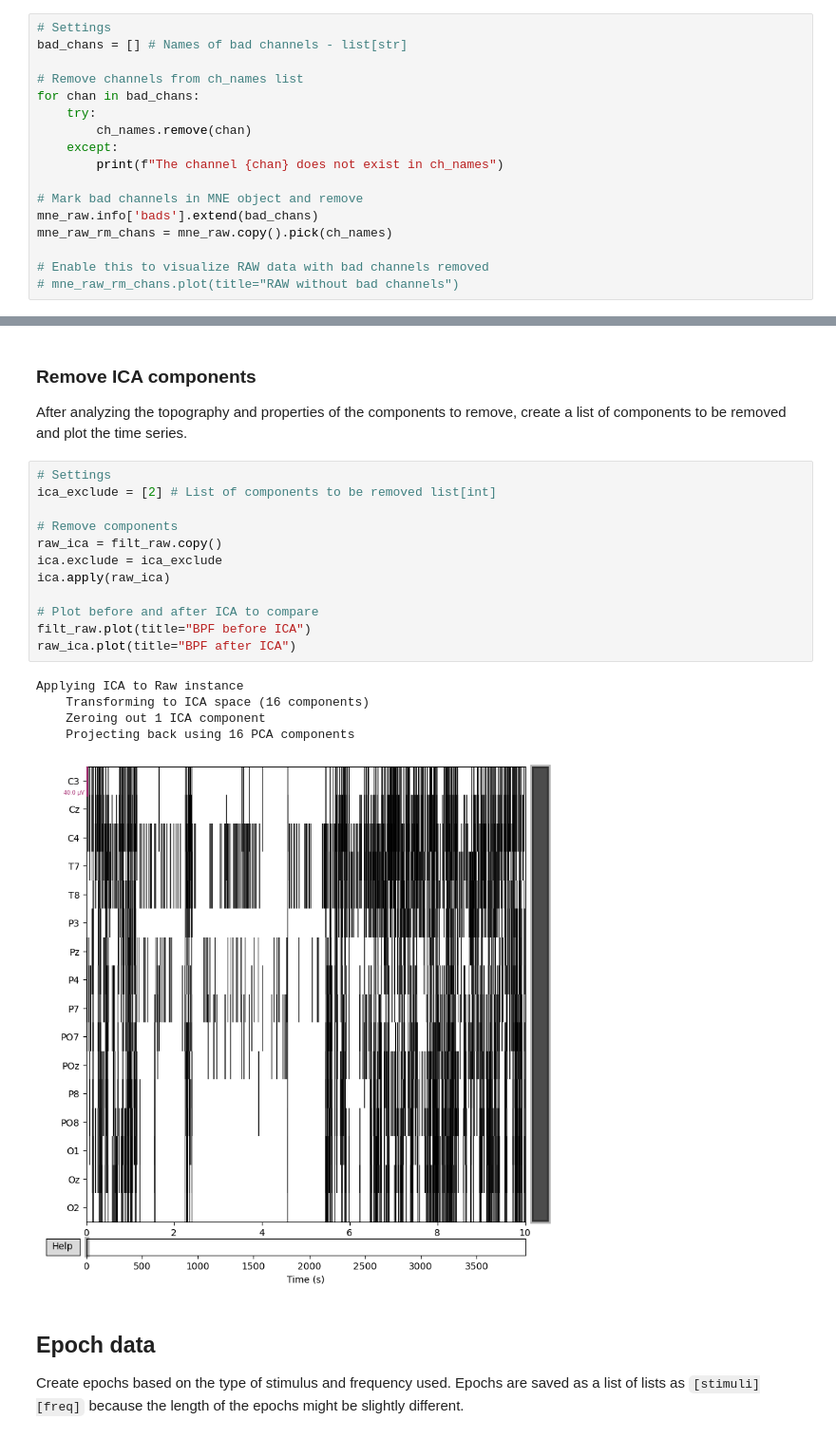
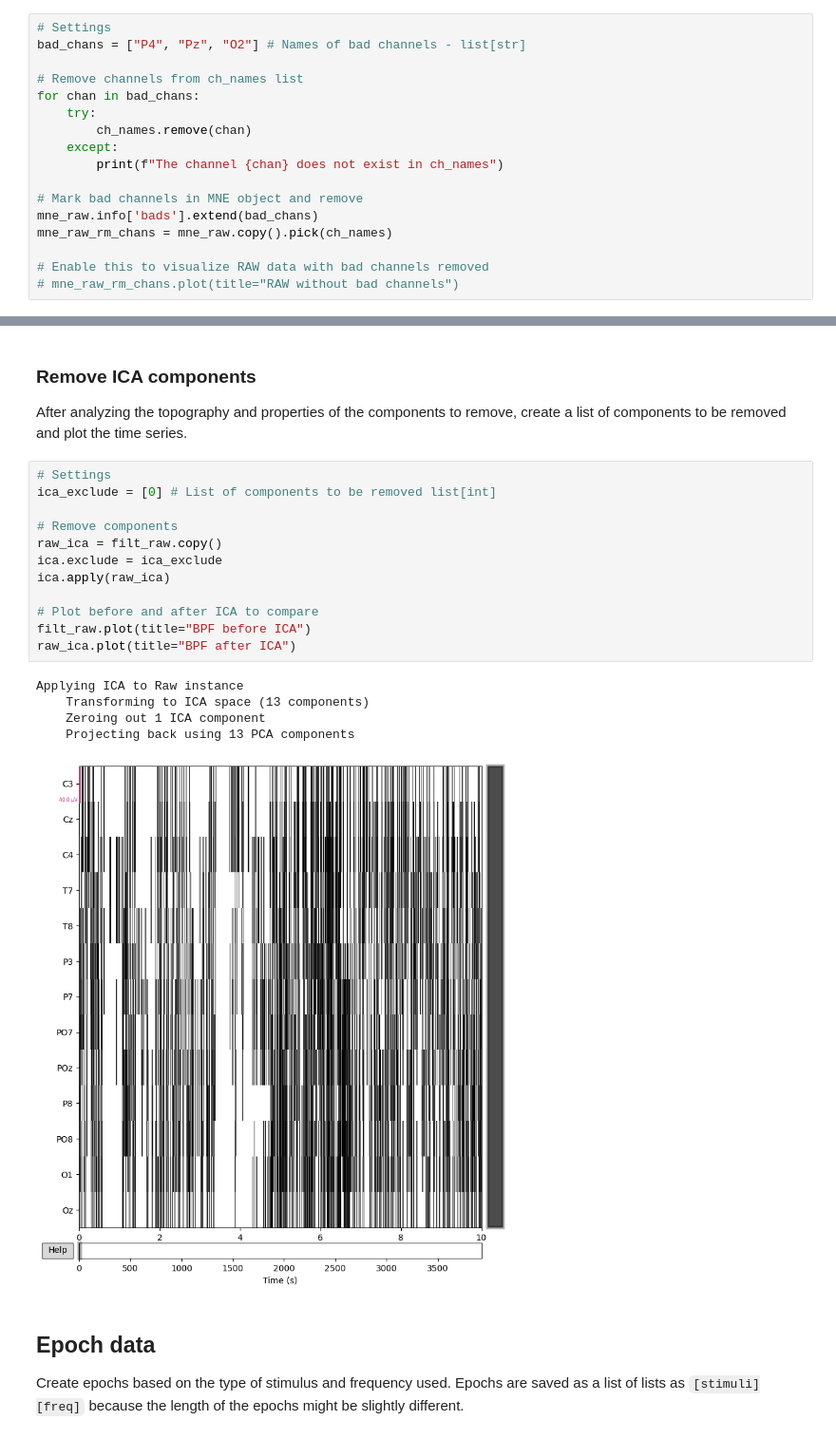
Before and after one commit to kirtonBCIlab/easy-on-the-eyes, a Jupyter notebook: eeg_preprocessing.ipynb, the cells around one changed output, grey strips where cells are left out. Shown at 95% size. Saved outputs shown, nothing was run; the diff lists cells and outputs as text.

```diff
--- a/eeg_preprocessing.ipynb
+++ b/eeg_preprocessing.ipynb
@@ -73,7 +72,7 @@ Using matplotlib as 2D backend.
 Using the previous plot, identify which channels are "bad" and include them in the following list.
 # %%
 # Settings
-bad_chans = [] # Names of bad channels - list[str]
+bad_chans = ["P4", "Pz", "O2"] # Names of bad channels - list[str]
 
 # Remove channels from ch_names list
 for chan in bad_chans:
@@ -199,22 +192,22 @@ Variance explained
 After analyzing the topography and properties of the components to remove, create a list of components to be removed and plot the time series.
 # %%
 # Settings
-ica_exclude = [2] # List of components to be removed list[int]
+ica_exclude = [0] # List of components to be removed list[int]
 
 # Remove components
 raw_ica = filt_raw.copy()
 ica.exclude = ica_exclude
 ica.apply(raw_ica)
 
 # Plot before and after ICA to compare
 filt_raw.plot(title="BPF before ICA")
 raw_ica.plot(title="BPF after ICA")
 # %% [output]
 Applying ICA to Raw instance
-    Transforming to ICA space (16 components)
+    Transforming to ICA space (13 components)
     Zeroing out 1 ICA component
-    Projecting back using 16 PCA components
+    Projecting back using 13 PCA components
-[figure, old version]
+[figure, new version]
 # %% [markdown]
 ## Epoch data
 
```
Also changed, not shown: parts of 8 cells of this notebook.
